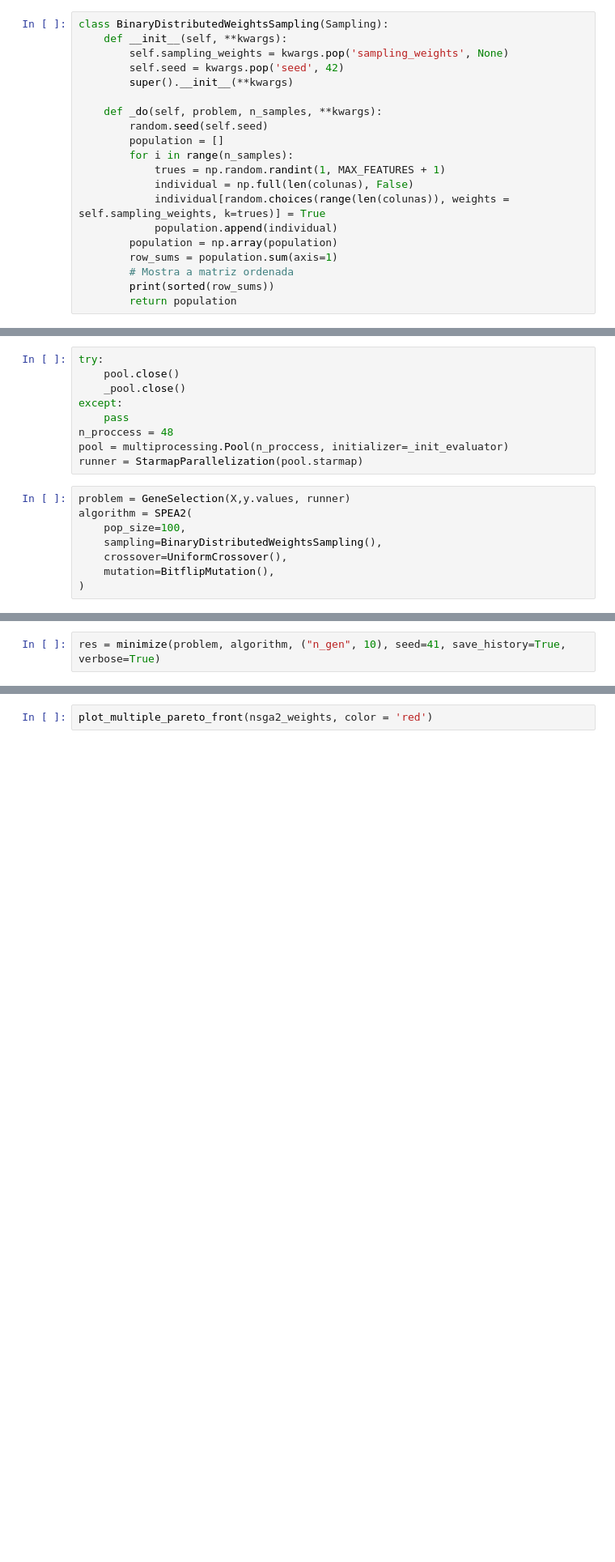
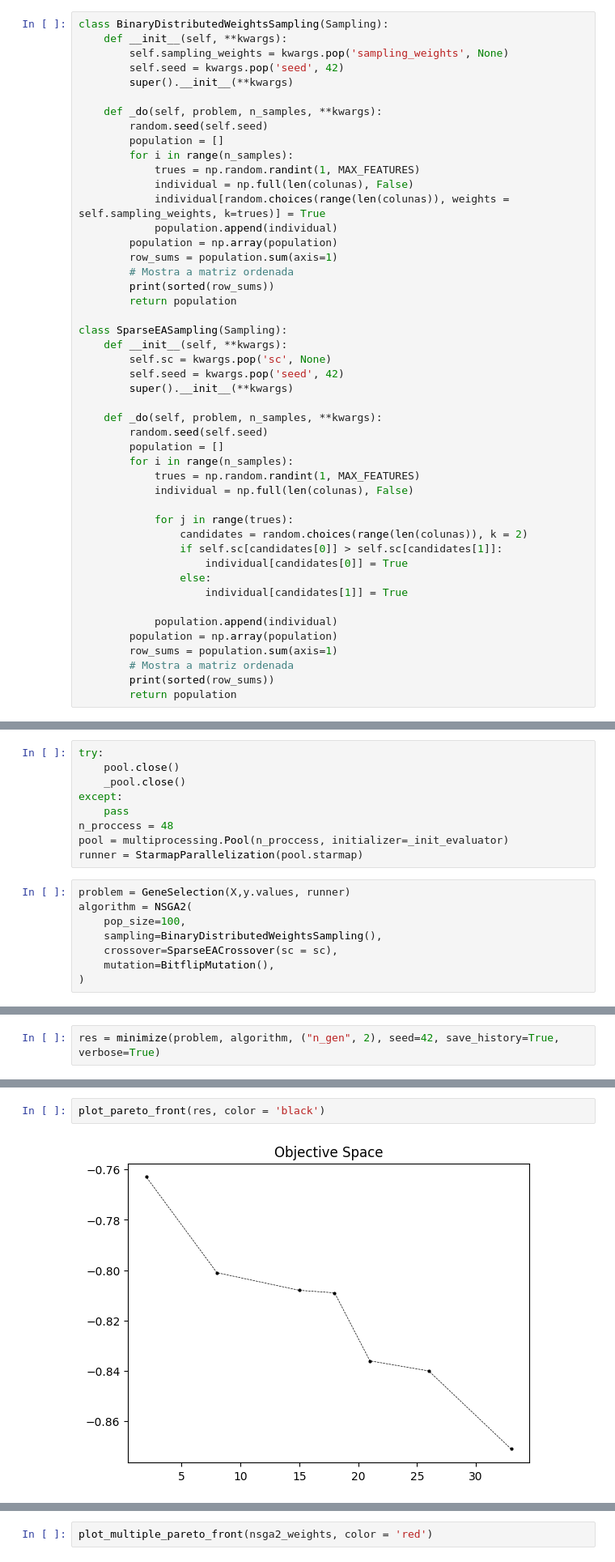
Before and after one commit to grkremer/ew-mofs, a Jupyter notebook: SPEA2.ipynb, the cells around one changed output, grey strips where cells are left out. Shown at 81% size. Cells and saved outputs as stored; diff of their text form; blank space fills up the shorter version.

Commit message:
Criado função de sampling com SparseEA

```diff
--- a/SPEA2.ipynb
+++ b/SPEA2.ipynb
@@ -71,7 +91,7 @@ class BinaryDistributedWeightsSampling(Sampling):
         random.seed(self.seed)
         population = []
         for i in range(n_samples):
-            trues = np.random.randint(1, MAX_FEATURES + 1)
+            trues = np.random.randint(1, MAX_FEATURES)
             individual = np.full(len(colunas), False)
             individual[random.choices(range(len(colunas)), weights = self.sampling_weights, k=trues)] = True
             population.append(individual)
@@ -80,6 +100,33 @@ class BinaryDistributedWeightsSampling(Sampling):
         # Mostra a matriz ordenada
         print(sorted(row_sums))
         return population
+
+class SparseEASampling(Sampling):
+    def __init__(self, **kwargs):
+        self.sc = kwargs.pop('sc', None)
+        self.seed = kwargs.pop('seed', 42)
+        super().__init__(**kwargs)
+
+    def _do(self, problem, n_samples, **kwargs):
+        random.seed(self.seed)
+        population = []
+        for i in range(n_samples):
+            trues = np.random.randint(1, MAX_FEATURES)
+            individual = np.full(len(colunas), False)
+
+            for j in range(trues):
+                candidates = random.choices(range(len(colunas)), k = 2)
+                if self.sc[candidates[0]] > self.sc[candidates[1]]:
+                    individual[candidates[0]] = True
+                else:
+                    individual[candidates[1]] = True
+
+            population.append(individual)
+        population = np.array(population)
+        row_sums = population.sum(axis=1)
+        # Mostra a matriz ordenada
+        print(sorted(row_sums))
+        return population
 # %%
 class BitflipMutationLimitedBalanced(Mutation):
     def __init__(self, **kwargs):
@@ -175,9 +289,9 @@ pool = multiprocessing.Pool(n_proccess, initializer=_init_evaluator)
 runner = StarmapParallelization(pool.starmap)
 # %%
 problem = GeneSelection(X,y.values, runner)
-algorithm = SPEA2(
+algorithm = NSGA2(
     pop_size=100,
     sampling=BinaryDistributedWeightsSampling(),
-    crossover=UniformCrossover(),
+    crossover=SparseEACrossover(sc = sc),
     mutation=BitflipMutation(),
 )
@@ -208,3 +298,3 @@ def run_experiment(**kwargs):
 # %%
-res = minimize(problem, algorithm, ("n_gen", 10), seed=41, save_history=True, verbose=True)
+res = minimize(problem, algorithm, ("n_gen", 2), seed=42, save_history=True, verbose=True)
 # %% [output]
@@ -224,0 +319,4 @@ n_gen  |  n_eval  | n_nds  |     cv_min    |     cv_avg    |      eps      |   i
+# %%
+plot_pareto_front(res, color = 'black')
+# %% [output]
+[figure, added]
```
Also changed, not shown: parts of 13 cells of this notebook.
